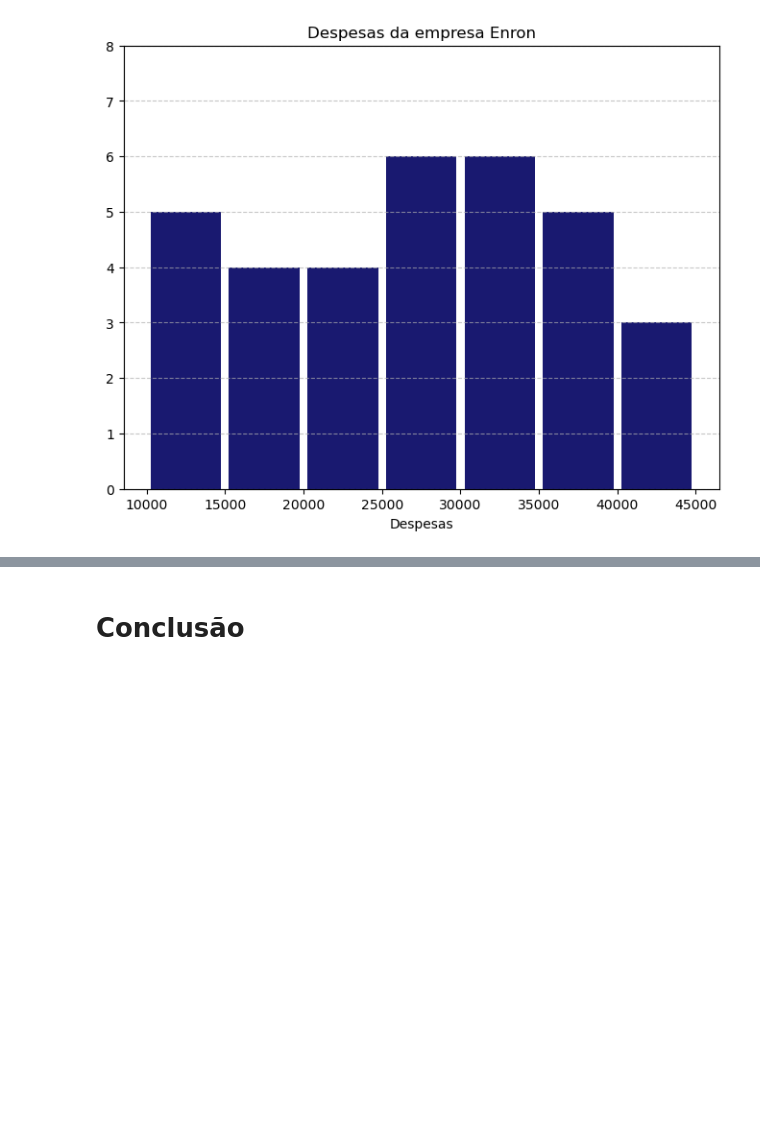
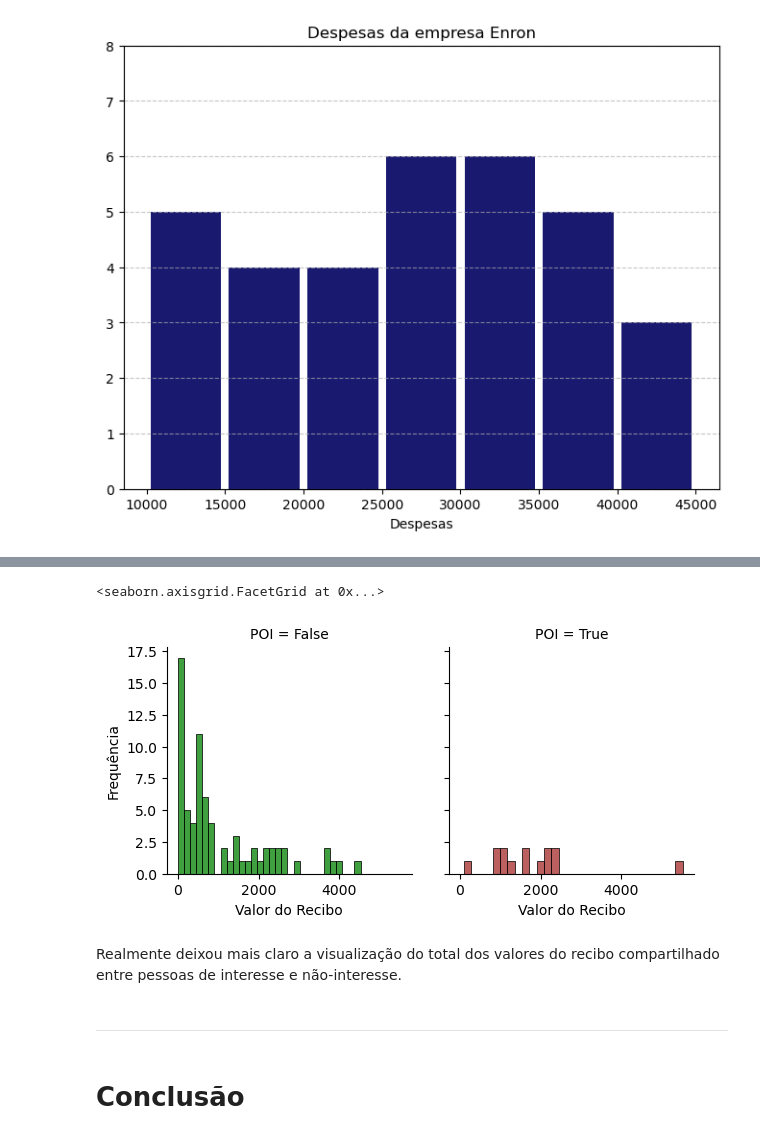
Before and after one commit to alexandrekowa/atp_analise_exp_dados, a Jupyter notebook: atp_analise_preparacao_dados_template.ipynb, the cells around one changed output, grey strips where cells are left out. Drawn from its saved outputs; the diff is of its cells as text; code cells hidden in the pictures; blank space fills up the shorter version.

```diff
--- a/atp_analise_preparacao_dados_template.ipynb
+++ b/atp_analise_preparacao_dados_template.ipynb
@@ -889,3 +1009,18 @@ plt.show()
+# %%
+cores = ["green", "brown"]
+
+facet = sns.FacetGrid(df_novo, col="pessoa_interesse")
+for ax, color, (key, data) in zip(facet.axes.flat, cores, df_novo.groupby("pessoa_interesse")):
+    sns.histplot(data=data, x="recibo_compart_pessoa_interesse", ax=ax, color=color, bins=30, edgecolor="black")
+facet.set_titles("POI = {col_name}")
+facet.set_axis_labels("Valor do Recibo", "Frequência")
+# %% [output]
+<seaborn.axisgrid.FacetGrid at 0x...>
+[figure, added]
+# %% [markdown]
+Realmente deixou mais claro a visualização do total dos valores do recibo compartilhado entre pessoas de interesse e não-interesse.
+# %% [markdown]
+____________________________________________________________________________________________________________________________________
 # %% [markdown]
 # Conclusão
 # %% [markdown]
```
Also changed, not shown: parts of 101 cells of this notebook.
